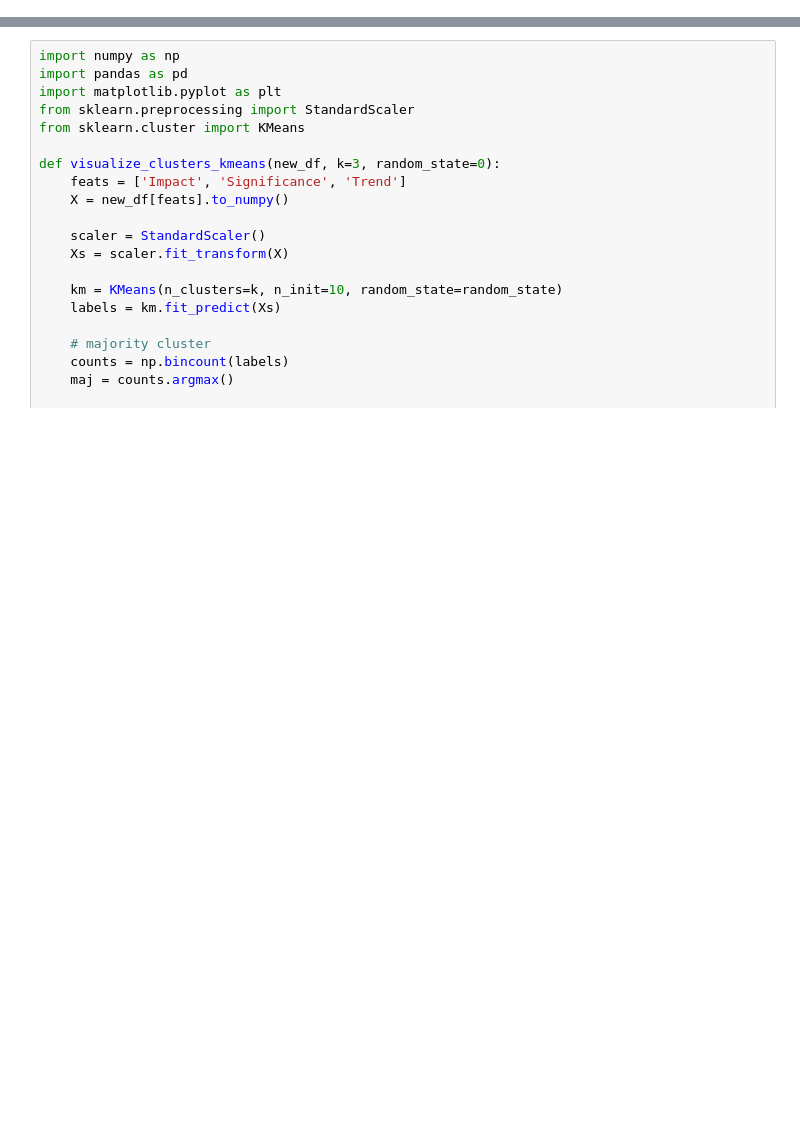
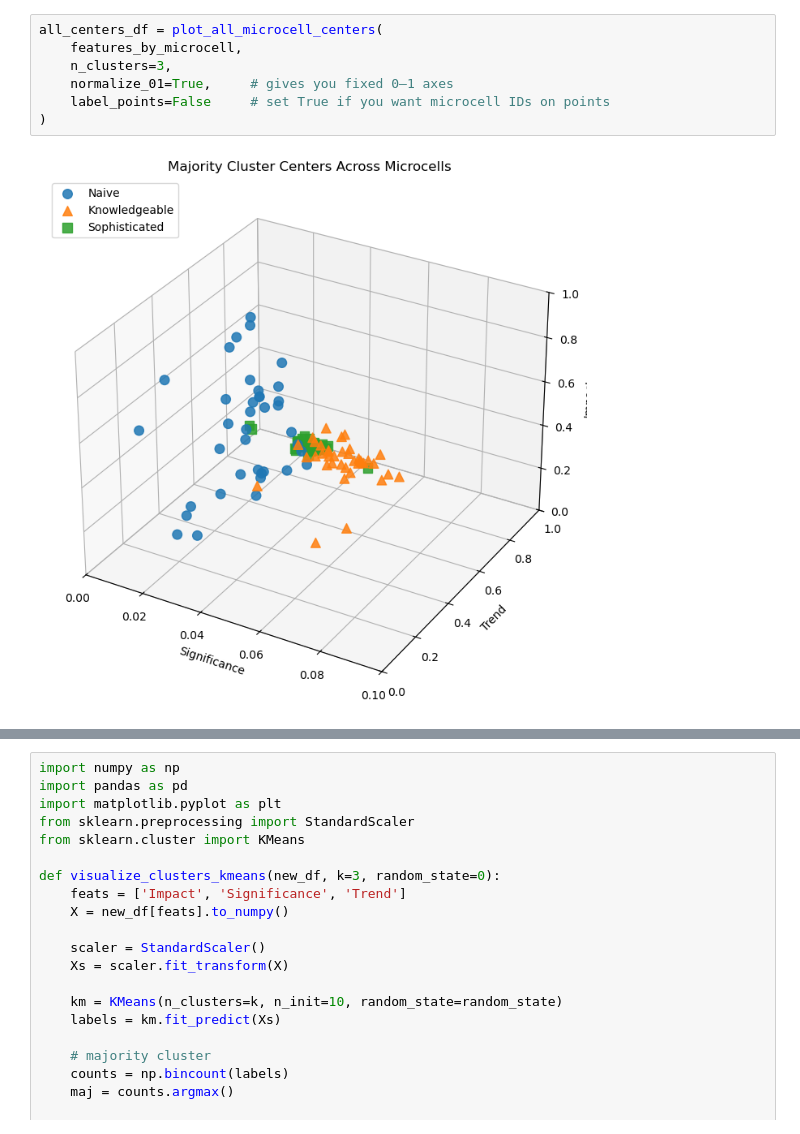
Before and after one commit to thilina-thilakarathna/toit_revamp, a Jupyter notebook: experiment_3.ipynb, the cells around one changed output, grey strips where cells are left out. Drawn from its saved outputs; the diff is of its cells as text; blank space fills up the shorter version.

```diff
--- a/experiment_3.ipynb
+++ b/experiment_3.ipynb
@@ -498,0 +645,9 @@ print(acc_by_type_pct)
+# %%
+all_centers_df = plot_all_microcell_centers(
+    features_by_microcell,
+    n_clusters=3,
+    normalize_01=True,     # gives you fixed 0–1 axes
+    label_points=False     # set True if you want microcell IDs on points
+)
+# %% [output]
+[figure, added]
```
Also changed, not shown: parts of 16 cells of this notebook, 42 other files.
